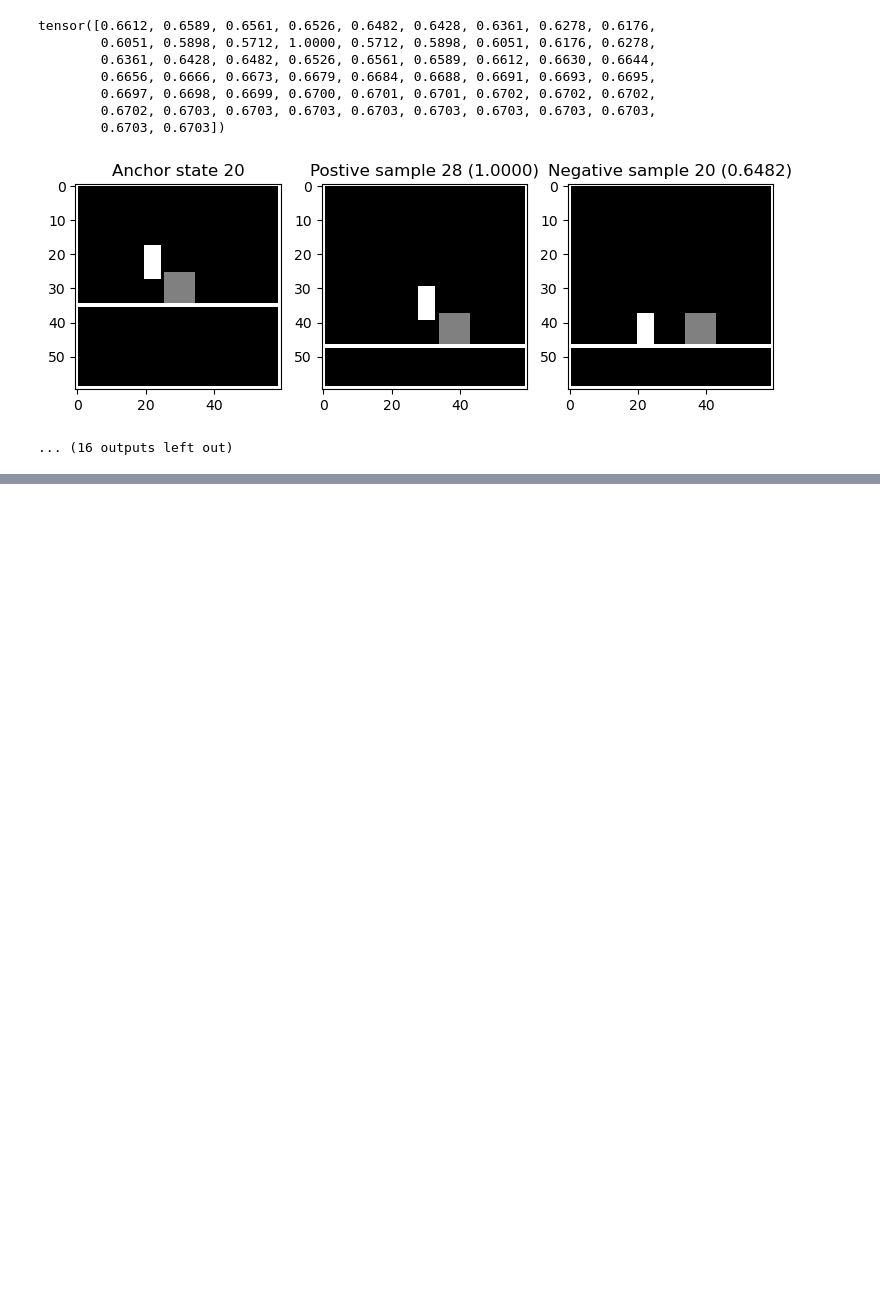
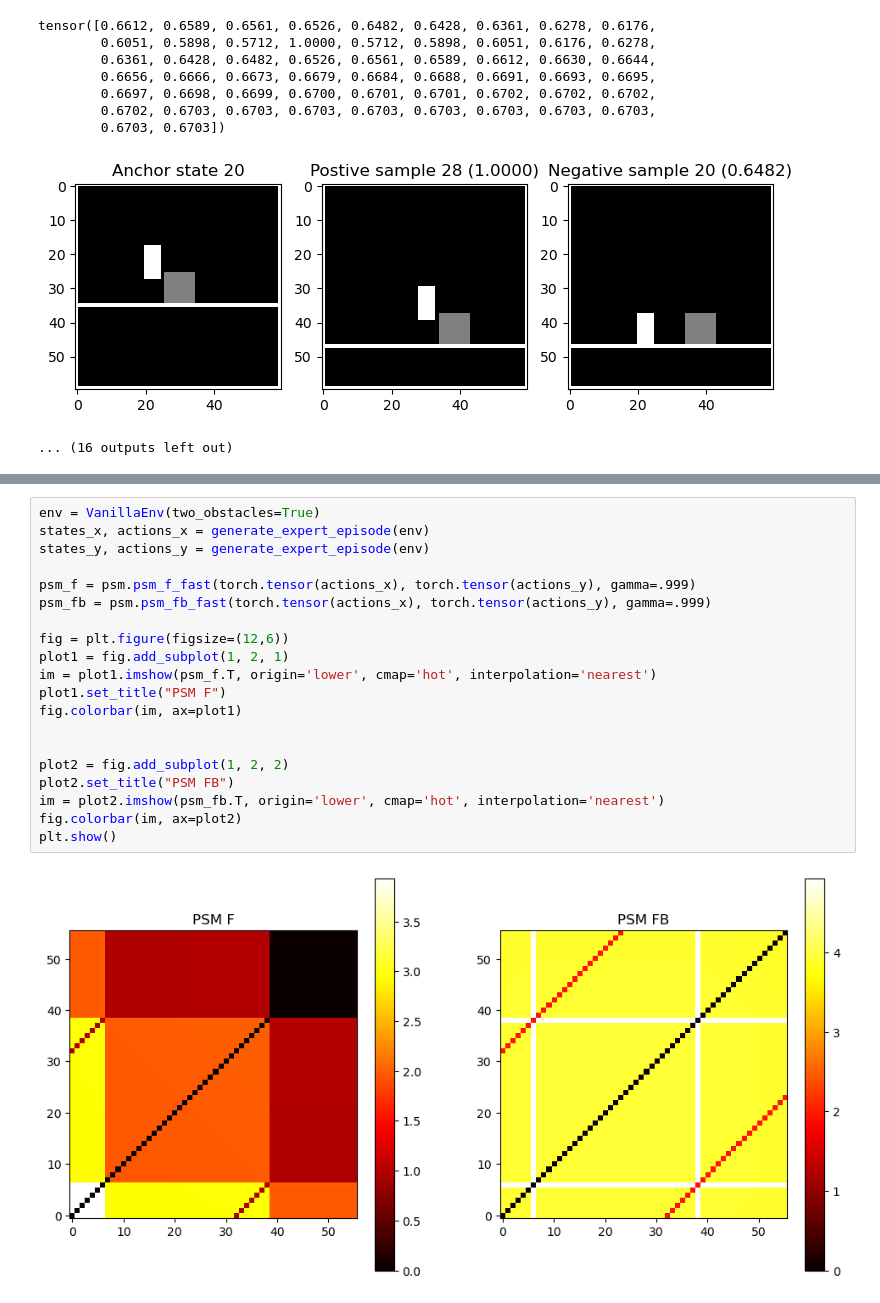
Before and after one commit to manusimidt/jku_master_thesis, a Jupyter notebook: jumping/visualize_psm.ipynb, the cells around one changed output, grey strips where cells are left out. Drawn from its saved outputs; the diff is of its cells as text; blank space fills up the shorter version.

Commit message:
Experiments with two obstacles on jumping

```diff
--- a/jumping/visualize_psm.ipynb
+++ b/jumping/visualize_psm.ipynb
@@ -323,3 +320,25 @@ tensor([1.2824, 1.3138, 1.3487, 1.3874, 1.4305, 1.4783, 1.5314, 1.5905, 1.6561,
         1.0000, 1.0000, 1.0000, 1.0000, 1.0000, 1.0000, 1.0000, 1.0000, 1.0000,
         1.0000, 1.0000, 1.0000, 1.0000, 1.0000, 1.0000, 1.0000, 1.0000, 1.0000,
         1.0000, 1.0000])
+# %%
+env = VanillaEnv(two_obstacles=True)
+states_x, actions_x = generate_expert_episode(env)
+states_y, actions_y = generate_expert_episode(env)
+
+psm_f = psm.psm_f_fast(torch.tensor(actions_x), torch.tensor(actions_y), gamma=.999)
+psm_fb = psm.psm_fb_fast(torch.tensor(actions_x), torch.tensor(actions_y), gamma=.999)
+
+fig = plt.figure(figsize=(12,6))
+plot1 = fig.add_subplot(1, 2, 1)
+im = plot1.imshow(psm_f.T, origin='lower', cmap='hot', interpolation='nearest')
+plot1.set_title("PSM F")
+fig.colorbar(im, ax=plot1)
+
+
+plot2 = fig.add_subplot(1, 2, 2)
+plot2.set_title("PSM FB")
+im = plot2.imshow(psm_fb.T, origin='lower', cmap='hot', interpolation='nearest')
+fig.colorbar(im, ax=plot2)
+plt.show()
+# %% [output]
+[figure, added]
```
Also changed, not shown: parts of 4 cells of this notebook, 1 other file.
